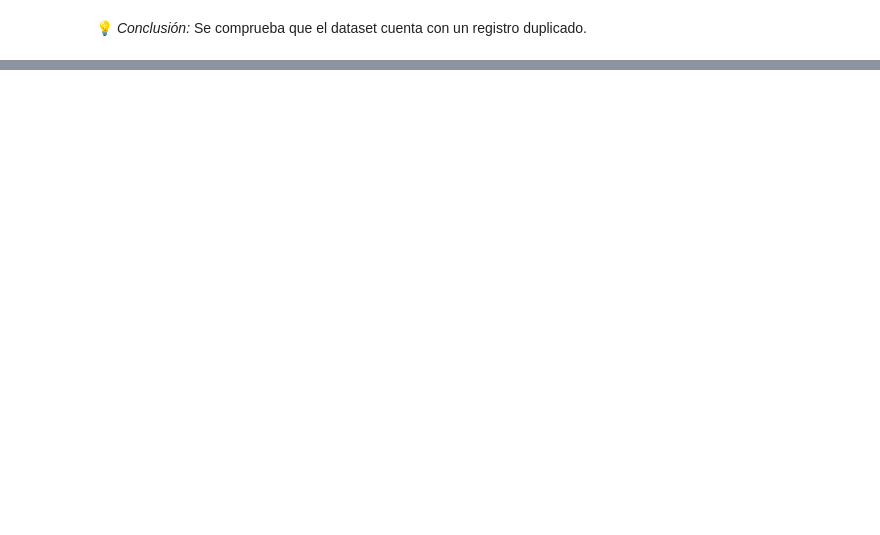
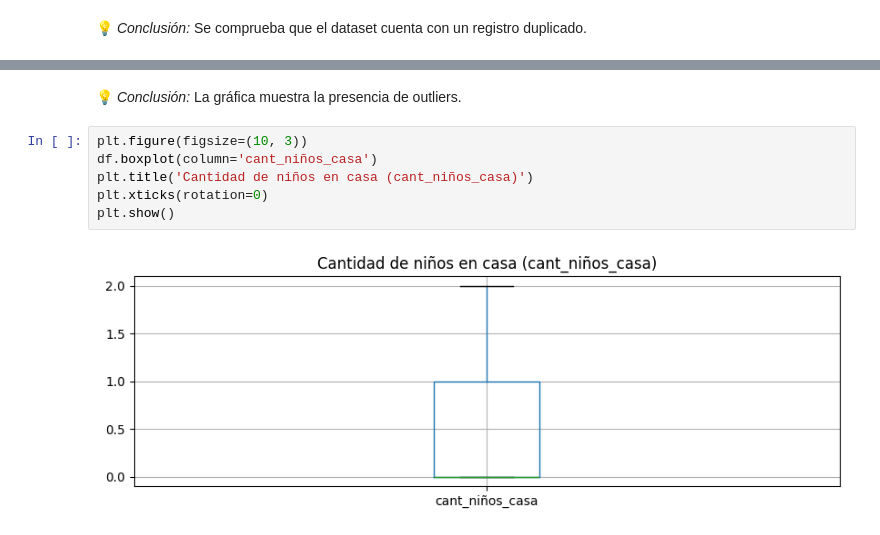
Before and after one commit to chetincho/proyecto_data_science_ii, a Jupyter notebook: main.ipynb, the cells around one changed output, grey strips where cells are left out. Drawn from its saved outputs; the diff is of its cells as text; blank space fills up the shorter version.

```diff
--- a/main.ipynb
+++ b/main.ipynb
@@ -188,0 +206,10 @@ Total de registros duplicados: 1
+# %% [markdown]
+💡 *Conclusión:* La gráfica muestra la presencia de outliers.
+# %%
+plt.figure(figsize=(10, 3))
+df.boxplot(column='cant_niños_casa')
+plt.title('Cantidad de niños en casa (cant_niños_casa)')
+plt.xticks(rotation=0)
+plt.show()
+# %% [output]
+[figure, added]
```
Also changed, not shown: parts of 49 cells of this notebook.
